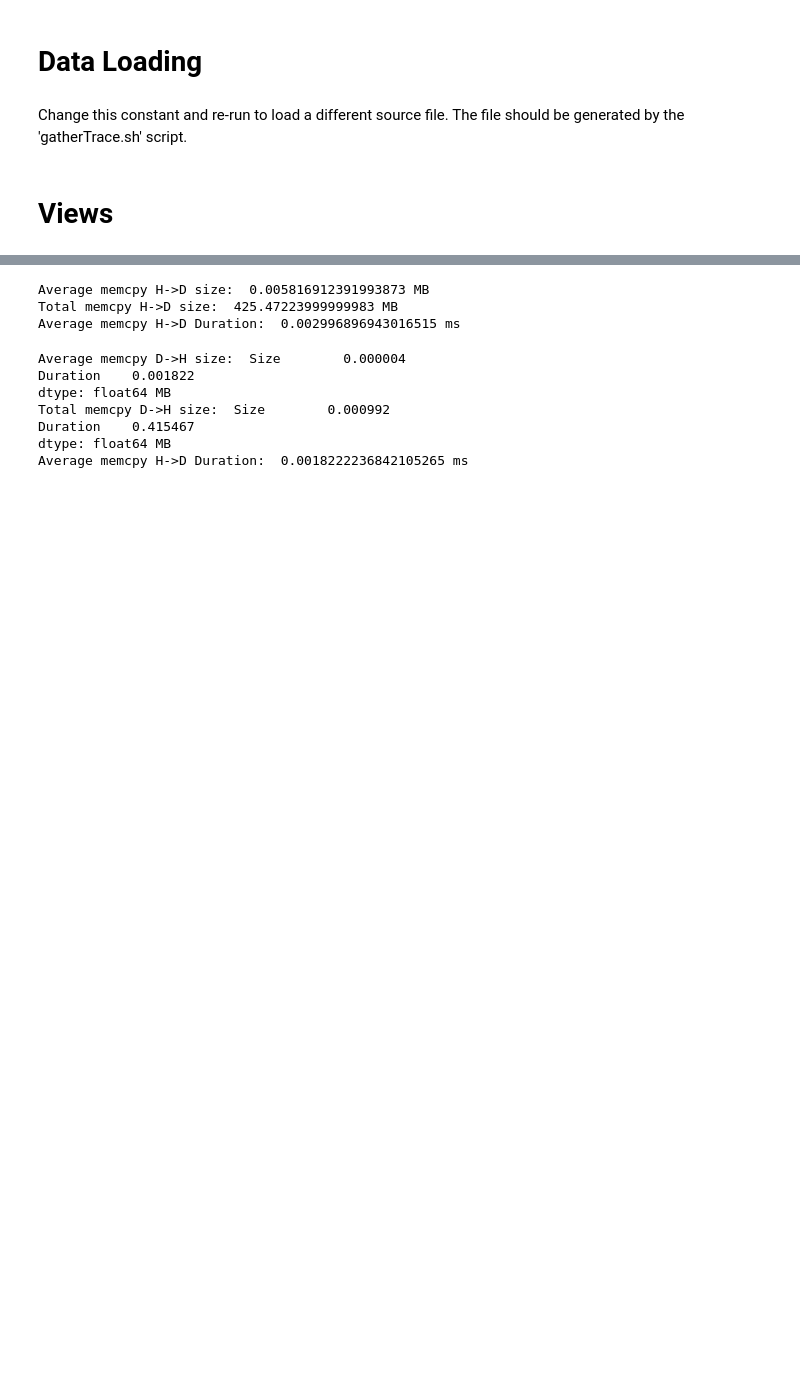
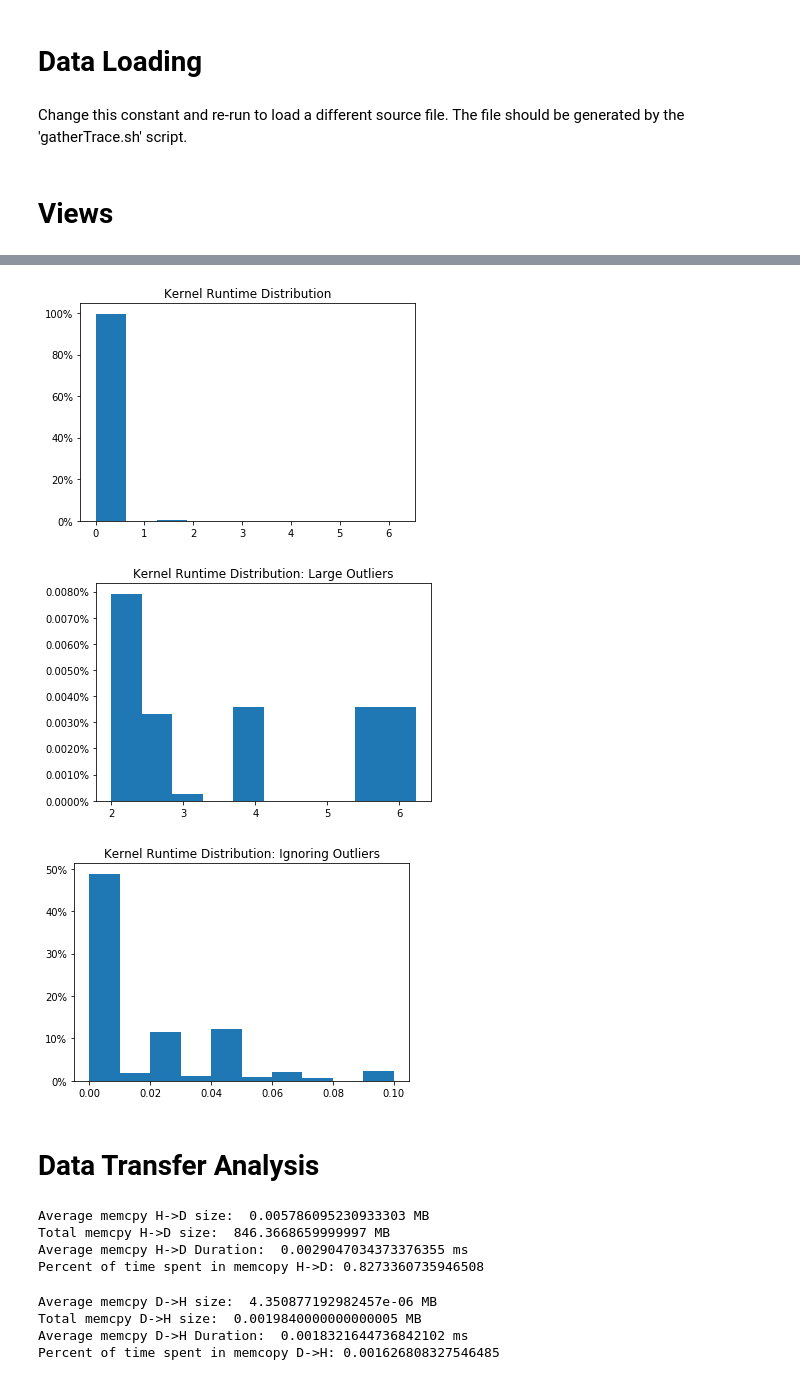
Before and after one commit to NathanTP/kaasProfiling, a Jupyter notebook: NVProfAnalysis.ipynb, the cells around one changed output, grey strips where cells are left out. Drawn from its saved outputs; the diff is of its cells as text; code cells hidden in the pictures; blank space fills up the shorter version.

Commit message:
lots of analysis including figures and some prose

```diff
--- a/NVProfAnalysis.ipynb
+++ b/NVProfAnalysis.ipynb
@@ -8,7 +12,8 @@ import pathlib
 Change this constant and re-run to load a different source file. The file should be generated by the 'gatherTrace.sh' script.
 # %%
 # sourceFile = pathlib.Path('example.csv')
-sourceFile = pathlib.Path('data/2iter.csv')
+# sourceFile = pathlib.Path('data/mnist4Epoch.csv')
+sourceFile = pathlib.Path('data/mnist4Epoch.csv')
 # %%
 fullDF = pd.read_csv(sourceFile, skiprows=[4], usecols=['Start', 'Duration', 'Size', 'Name'], dtype={'Start':float, 'Duration':float, 'Size':float, 'Name':str}, comment="=")
 # %%
@@ -46,0 +38,8 @@ Fraction of runtime spent in GPU:  0.9942946433281026
+# %%
+def plotHistogram(pltDF, range, title="", xlabel='', ylabel=''):
+    plt.hist(pltDF, weights=np.ones(len(pltDF)) / pltDF.size, range=range)
+    plt.xlabel(xlabel)
+    plt.ylabel(ylabel)
+    plt.title(title)
+    plt.gca().yaxis.set_major_formatter(matplotlib.ticker.PercentFormatter(1))
+    plt.show()
@@ -46,0 +99,17 @@ Fraction of runtime spent in GPU:  0.9942946433281026
+# %%
+pltDF = kernDF['Duration']
+def pltHist(pltDF, range, title=""):
+    plt.hist(pltDF, weights=np.ones(pltDF.size) / pltDF.size, range=range)
+    plt.xlabel('Kernel Duration in ms')
+    plt.ylabel('Percent of Kernels')
+    plt.title(title)
+    plt.gca().yaxis.set_major_formatter(matplotlib.ticker.PercentFormatter(1))
+    plt.show()
+
+plotHistogram(pltDF, (0,pltDF.max()), "Kernel Runtime Distribution")
+plotHistogram(pltDF, (2,pltDF.max()), "Kernel Runtime Distribution: Large Outliers")
+plotHistogram(pltDF, (0,0.1), "Kernel Runtime Distribution: Ignoring Outliers")
+# %% [output]
+[figure, added]
+[figure, added]
+[figure, added]
@@ -47,23 +119,34 @@ Fraction of runtime spent in GPU:  0.9942946433281026
+# %% [markdown]
+# Data Transfer Analysis
 # %%
 memcpySizes = memDF[ memDF['Name'] == '[CUDA memcpy HtoD]' ][['Size','Duration']]
-print("Average memcpy H->D size: ", memcpySizes['Size'].mean(), 'MB')
-print("Total memcpy H->D size: ", memcpySizes['Size'].sum(), 'MB')
-print("Average memcpy H->D Duration: ", memcpySizes['Duration'].mean(), 'ms')
+results['h2dMeanSize'] = memcpySizes['Size'].mean()
+results['h2dTotalSize'] = memcpySizes['Size'].sum()
+results['h2dMeanTime'] = memcpySizes['Duration'].mean()
+results['h2dTotalTime'] = memcpySizes['Duration'].sum()
+print("Average memcpy H->D size: ", results['h2dMeanSize'], 'MB')
+print("Total memcpy H->D size: ", results['h2dTotalSize'], 'MB')
+print("Average memcpy H->D Duration: ", results['h2dMeanTime'], 'ms')
+print("Percent of time spent in memcopy H->D:",(results['h2dTotalTime'] / results['totalRuntime'])*100)
+del memcpySizes
 # %% [output]
-Average memcpy H->D size:  0.005816912391993873 MB
-Total memcpy H->D size:  425.47223999999983 MB
-Average memcpy H->D Duration:  0.002996896943016515 ms
+Average memcpy H->D size:  0.005786095230933303 MB
+Total memcpy H->D size:  846.3668659999997 MB
+Average memcpy H->D Duration:  0.0029047034373376355 ms
+Percent of time spent in memcopy H->D: 0.8273360735946508
 # %%
 memcpySizes = memDF[ memDF['Name'] == '[CUDA memcpy DtoH]' ][['Size','Duration']]
-print("Average memcpy D->H size: ", memcpySizes.mean(), 'MB')
-print("Total memcpy D->H size: ", memcpySizes.sum(), 'MB')
-print("Average memcpy H->D Duration: ", memcpySizes['Duration'].mean(), 'ms')
+results['d2hMeanSize'] = memcpySizes['Size'].mean()
+results['d2hTotalSize'] = memcpySizes['Size'].sum()
+results['d2hMeanTime'] = memcpySizes['Duration'].mean()
+results['d2hTotalTime'] = memcpySizes['Duration'].sum()
+print("Average memcpy D->H size: ", results['d2hMeanSize'], 'MB')
+print("Total memcpy D->H size: ", results['d2hTotalSize'], 'MB')
+print("Average memcpy D->H Duration: ", results['d2hMeanTime'], 'ms')
+print("Percent of time spent in memcopy D->H:",(results['d2hTotalTime'] / results['totalRuntime'])*100)
 del memcpySizes
 # %% [output]
-Average memcpy D->H size:  Size        0.000004
-Duration    0.001822
-dtype: float64 MB
-Total memcpy D->H size:  Size        0.000992
-Duration    0.415467
-dtype: float64 MB
-Average memcpy H->D Duration:  0.0018222236842105265 ms
+Average memcpy D->H size:  4.350877192982457e-06 MB
+Total memcpy D->H size:  0.0019840000000000005 MB
+Average memcpy D->H Duration:  0.0018321644736842102 ms
+Percent of time spent in memcopy D->H: 0.001626808327546485
```
Also changed, not shown: parts of 29 cells of this notebook.
